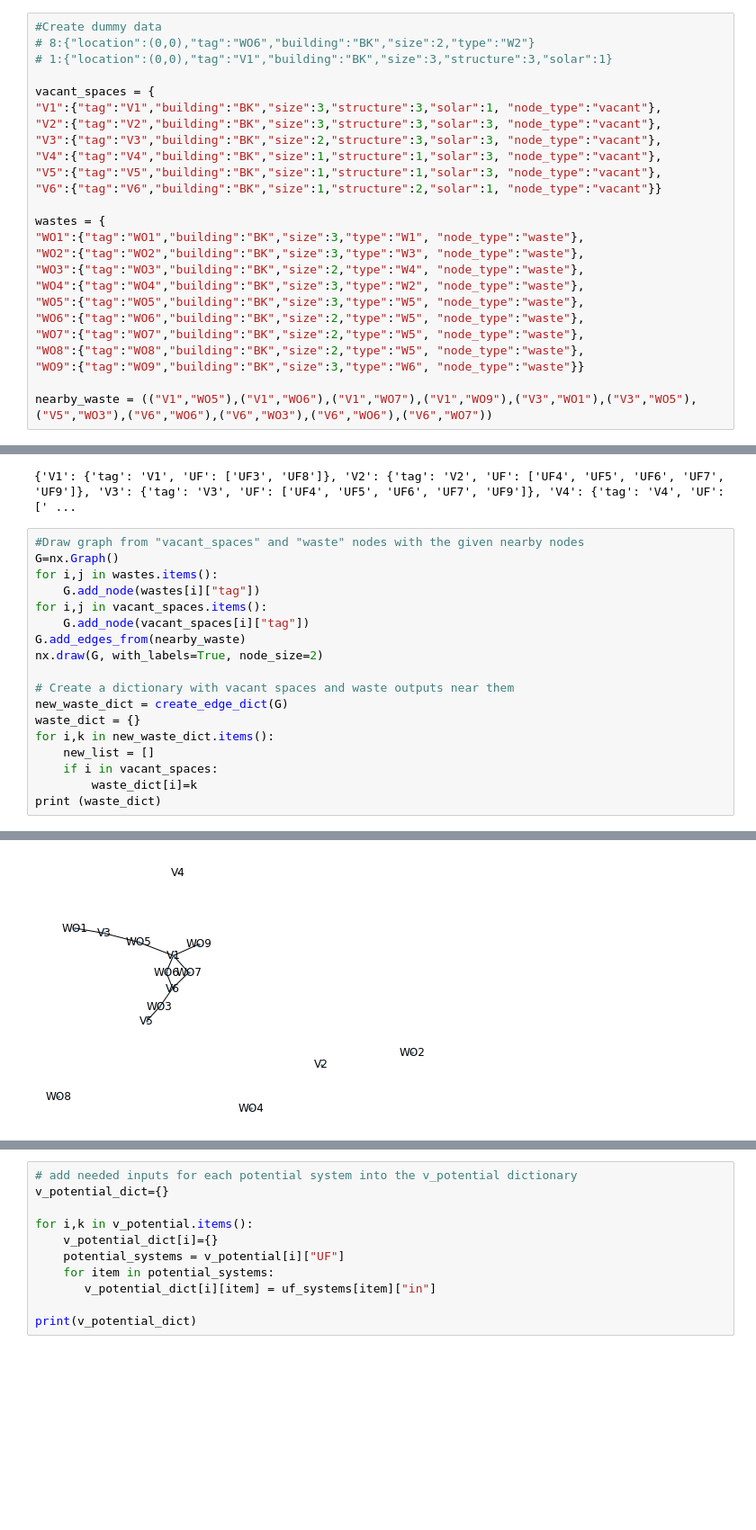
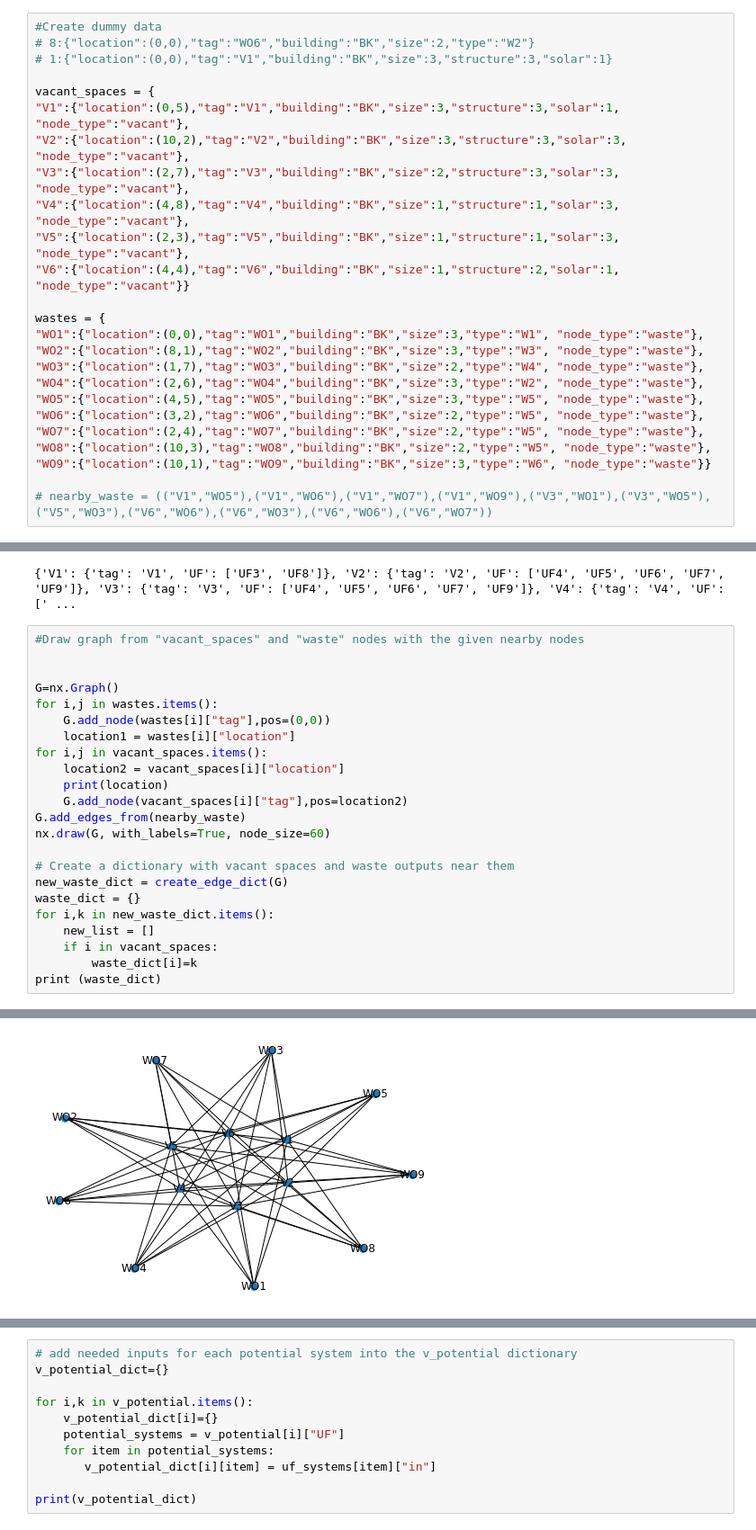
Before and after one commit to erengozdeanil/UF-DecisionMaker, a Jupyter notebook: decisionmaker.ipynb, the cells around one changed output, grey strips where cells are left out. Shown: that part at 90% size. Cells and saved outputs as stored; diff of their text form; blank space fills up the shorter version.

```diff
--- a/decisionmaker.ipynb
+++ b/decisionmaker.ipynb
@@ -25,22 +49,22 @@ def list_duplicates(seq):
 # 1:{"location":(0,0),"tag":"V1","building":"BK","size":3,"structure":3,"solar":1}
 
 vacant_spaces = {
-"V1":{"tag":"V1","building":"BK","size":3,"structure":3,"solar":1, "node_type":"vacant"},
-"V2":{"tag":"V2","building":"BK","size":3,"structure":3,"solar":3, "node_type":"vacant"},
-"V3":{"tag":"V3","building":"BK","size":2,"structure":3,"solar":3, "node_type":"vacant"},
-"V4":{"tag":"V4","building":"BK","size":1,"structure":1,"solar":3, "node_type":"vacant"},
-"V5":{"tag":"V5","building":"BK","size":1,"structure":1,"solar":3, "node_type":"vacant"},
-"V6":{"tag":"V6","building":"BK","size":1,"structure":2,"solar":1, "node_type":"vacant"}}
+"V1":{"location":(0,5),"tag":"V1","building":"BK","size":3,"structure":3,"solar":1, "node_type":"vacant"},
+"V2":{"location":(10,2),"tag":"V2","building":"BK","size":3,"structure":3,"solar":3, "node_type":"vacant"},
+"V3":{"location":(2,7),"tag":"V3","building":"BK","size":2,"structure":3,"solar":3, "node_type":"vacant"},
+"V4":{"location":(4,8),"tag":"V4","building":"BK","size":1,"structure":1,"solar":3, "node_type":"vacant"},
+"V5":{"location":(2,3),"tag":"V5","building":"BK","size":1,"structure":1,"solar":3, "node_type":"vacant"},
+"V6":{"location":(4,4),"tag":"V6","building":"BK","size":1,"structure":2,"solar":1, "node_type":"vacant"}}
 
 wastes = {
-"WO1":{"tag":"WO1","building":"BK","size":3,"type":"W1", "node_type":"waste"},
-"WO2":{"tag":"WO2","building":"BK","size":3,"type":"W3", "node_type":"waste"},
-"WO3":{"tag":"WO3","building":"BK","size":2,"type":"W4", "node_type":"waste"},
-"WO4":{"tag":"WO4","building":"BK","size":3,"type":"W2", "node_type":"waste"},
-"WO5":{"tag":"WO5","building":"BK","size":3,"type":"W5", "node_type":"waste"},
-"WO6":{"tag":"WO6","building":"BK","size":2,"type":"W5", "node_type":"waste"},
-"WO7":{"tag":"WO7","building":"BK","size":2,"type":"W5", "node_type":"waste"},
-"WO8":{"tag":"WO8","building":"BK","size":2,"type":"W5", "node_type":"waste"},
-"WO9":{"tag":"WO9","building":"BK","size":3,"type":"W6", "node_type":"waste"}}
+"WO1":{"location":(0,0),"tag":"WO1","building":"BK","size":3,"type":"W1", "node_type":"waste"},
+"WO2":{"location":(8,1),"tag":"WO2","building":"BK","size":3,"type":"W3", "node_type":"waste"},
+"WO3":{"location":(1,7),"tag":"WO3","building":"BK","size":2,"type":"W4", "node_type":"waste"},
+"WO4":{"location":(2,6),"tag":"WO4","building":"BK","size":3,"type":"W2", "node_type":"waste"},
+"WO5":{"location":(4,5),"tag":"WO5","building":"BK","size":3,"type":"W5", "node_type":"waste"},
+"WO6":{"location":(3,2),"tag":"WO6","building":"BK","size":2,"type":"W5", "node_type":"waste"},
+"WO7":{"location":(2,4),"tag":"WO7","building":"BK","size":2,"type":"W5", "node_type":"waste"},
+"WO8":{"location":(10,3),"tag":"WO8","building":"BK","size":2,"type":"W5", "node_type":"waste"},
+"WO9":{"location":(10,1),"tag":"WO9","building":"BK","size":3,"type":"W6", "node_type":"waste"}}
 
-nearby_waste = (("V1","WO5"),("V1","WO6"),("V1","WO7"),("V1","WO9"),("V3","WO1"),("V3","WO5"),("V5","WO3"),("V6","WO6"),("V6","WO3"),("V6","WO6"),("V6","WO7"))
+# nearby_waste = (("V1","WO5"),("V1","WO6"),("V1","WO7"),("V1","WO9"),("V3","WO1"),("V3","WO5"),("V5","WO3"),("V6","WO6"),("V6","WO3"),("V6","WO6"),("V6","WO7"))
@@ -79,13 +100,18 @@ print(v_potential)
 {'V1': {'tag': 'V1', 'UF': ['UF3', 'UF8']}, 'V2': {'tag': 'V2', 'UF': ['UF4', 'UF5', 'UF6', 'UF7', 'UF9']}, 'V3': {'tag': 'V3', 'UF': ['UF4', 'UF5', 'UF6', 'UF7', 'UF9']}, 'V4': {'tag': 'V4', 'UF': [' ...
 # %%
 #Draw graph from "vacant_spaces" and "waste" nodes with the given nearby nodes
+
+
 G=nx.Graph()
 for i,j in wastes.items():
-    G.add_node(wastes[i]["tag"])
+    G.add_node(wastes[i]["tag"],pos=(0,0))
+    location1 = wastes[i]["location"]
 for i,j in vacant_spaces.items():
-    G.add_node(vacant_spaces[i]["tag"])
+    location2 = vacant_spaces[i]["location"]
+    print(location)
+    G.add_node(vacant_spaces[i]["tag"],pos=location2)
 G.add_edges_from(nearby_waste)
-nx.draw(G, with_labels=True, node_size=2)
+nx.draw(G, with_labels=True, node_size=60)
 
 # Create a dictionary with vacant spaces and waste outputs near them
 new_waste_dict = create_edge_dict(G)
@@ -100,2 +132,2 @@ print (waste_dict)
-[figure, old version]
+[figure, new version]
 # %%
```
Also changed, not shown: parts of 9 cells of this notebook.
